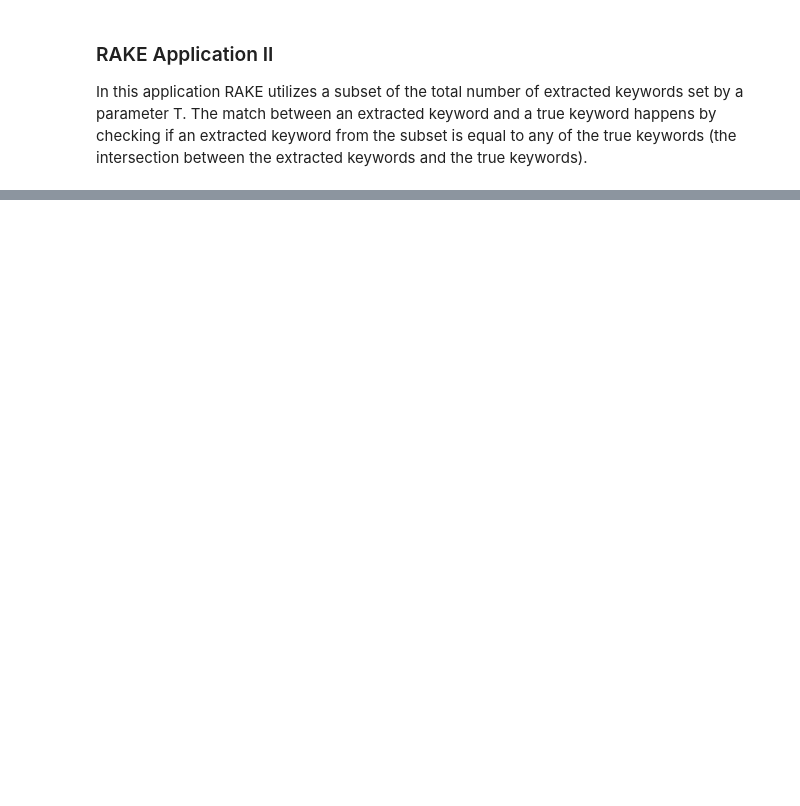
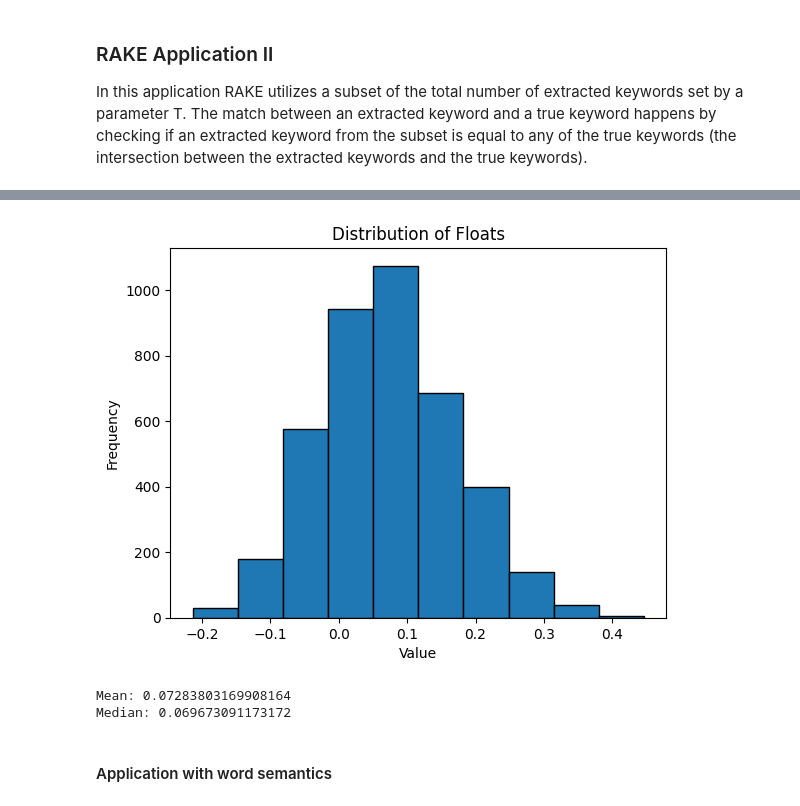
Before and after one commit to GeorgeM2000/Automatic-Keyword-Extraction, a Jupyter notebook: Automatic_Keyword_Extraction_from_Documents.ipynb, the cells around one changed output, grey strips where cells are left out. Saved outputs shown, nothing was run; the diff lists cells and outputs as text; code cells hidden in the pictures; blank space fills up the shorter version.

```diff
--- a/Automatic_Keyword_Extraction_from_Documents.ipynb
+++ b/Automatic_Keyword_Extraction_from_Documents.ipynb
@@ -1059,0 +1174,10 @@ HTTPError: 404 Client Error: Not Found for url: https://s3.amazonaws.com/dl4j-di
+# %%
+# Example true and extracted keywords
+true_keywords = ["movie", "dog", "plot twists", "excellent photography", "poor directing", "data mining"]
+extracted_keywords = ["film", "cat", "twists in the story", "great cinematography", "bad director", "data mining in classification"]
+
+# Define a threshold for similarity
+threshold = 0.8
+
+# Calculate similarity matrix
+similarity_matrix = calculate_keyword_similarity(true_keywords, extracted_keywords, word2vec_model)
@@ -1062,6 +1204,6 @@ HTTPError: 404 Client Error: Not Found for url: https://s3.amazonaws.com/dl4j-di
 # %%
 # Testing set creation
-for filename in range(1501, 2001):
+for filename in range(1751, 2001):
   abstract_file_name = f"{filename}.txt"
   keys_file_name = f"{filename}.key"
   abstract_file_path = os.path.join(abstracts_folder_path, abstract_file_name)
@@ -1100,0 +1247,2 @@ def read_keywords_file(keywords_file):
+# %%
+bert_model = SentenceTransformer('paraphrase-MiniLM-L6-v2')
@@ -1101,3 +1263,13 @@ def read_keywords_file(keywords_file):
+# %%
+def calculate_similarity_with_bert(keywords, document, model):
+    # Encode the document and keywords
+    document_embedding = model.encode(document, convert_to_tensor=True)
+    keyword_embeddings = model.encode(keywords, convert_to_tensor=True)
+
+    # Calculate cosine similarity between the document and keywords
+    similarity_scores = util.pytorch_cos_sim(document_embedding, keyword_embeddings)
+
+    return similarity_scores.cpu().numpy().tolist()
 # %% [markdown]
 ### RAKE Application I
 In this application RAKE utilizes all of the extracted keywords to find a match. More specifically, i check if a true keyword from the list of true keywords exists within one of the extracted keywords.
@@ -1182 +1399,29 @@ In this application RAKE utilizes a subset of the total number of extracted keyw
+# %%
+# Generate histogram bins and counts
+counts, bins, _ = plt.hist(similarity_score_dist, bins=10, edgecolor='black')
+
+# Set labels and title
+plt.xlabel('Value')
+plt.ylabel('Frequency')
+plt.title('Distribution of Floats')
+
+# Show the plot
+plt.show()
+# %% [output]
+[figure, added]
+# %%
+# Calculate the mean
+mean_value = np.mean(similarity_score_dist)
+
+# Calculate the median
+median_value = np.median(similarity_score_dist)
+
+# Print the results
+print(f"Mean: {mean_value}")
+print(f"Median: {median_value}")
+# %% [output]
+Mean: 0.07283803169908164
+Median: 0.069673091173172
+# %% [markdown]
+#### Application with word semantics
 # %%
```
Also changed, not shown: parts of 68 cells of this notebook, 1 other file.
